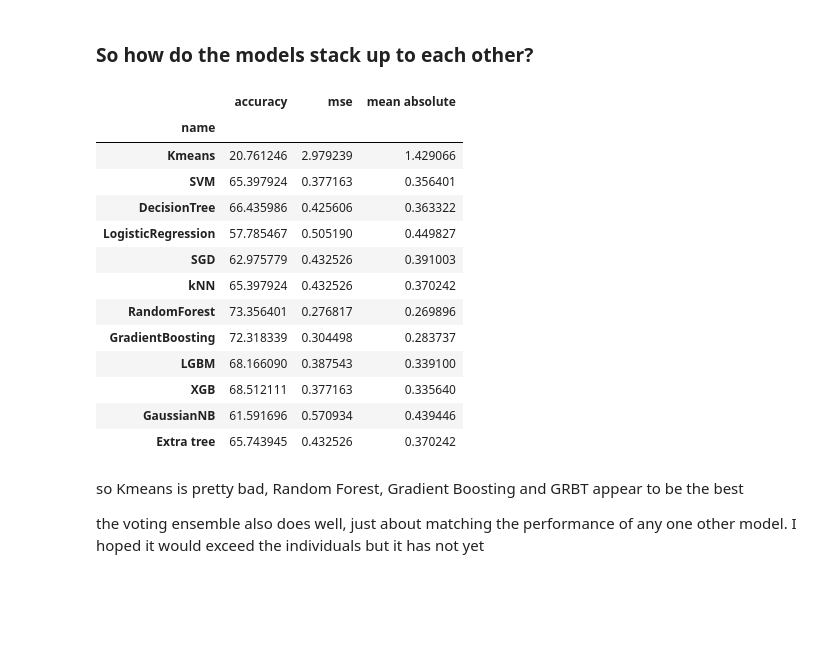
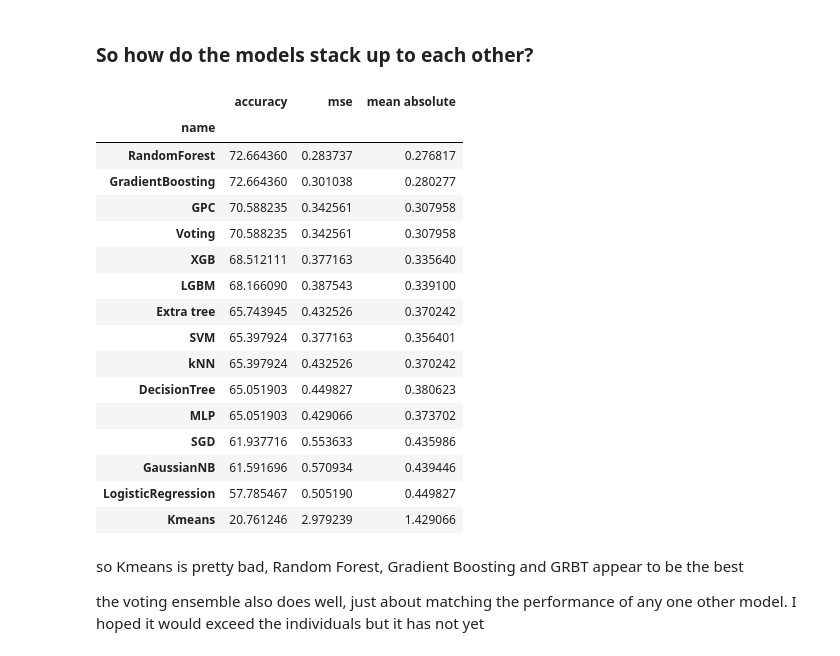
Before and after one commit to devinshende/learning-ml, a Jupyter notebook: classification.ipynb, the cells around one changed output. Drawn from its saved outputs; the diff is of its cells as text; code cells hidden in the pictures; blank space fills up the shorter version.

Commit message:
multi layer perceptron NN and Gaussian process classifier

```diff
--- a/classification.ipynb
+++ b/classification.ipynb
@@ -404,0 +432,9 @@ accuracy_score(y_true=y_test,y_pred=pred["Extra tree"])
+# %%
+from sklearn.gaussian_process import GaussianProcessClassifier
+from sklearn.gaussian_process.kernels import RBF
+
+kernel = 1.0 * RBF(1.0)
+model = GaussianProcessClassifier(kernel=kernel)
+
+# This takes a while to run
+model.fit(X_train, y_train)
@@ -404,0 +443,5 @@ accuracy_score(y_true=y_test,y_pred=pred["Extra tree"])
+# %%
+pred["GPC"] = model.predict(X_test)
+models["GPC"] = model
+
+accuracy_score(y_true=y_test,y_pred=pred["GPC"])
@@ -421,14 +466,5 @@ voting_clf = VotingClassifier(
         ('XGB',models['XGB']),
         ('gradient',models['GradientBoosting'])
     ],
-    voting='soft',
+    voting='hard',
 )
-
-voting_clf = VotingClassifier(
-    estimators=[
-        ('svc',models['SVM']),
-        ('lr',models['LogisticRegression']),
-
-    ],
-    voting='soft', weights=[2, 1])
-voting_clf
@@ -444,0 +491,5 @@ VotingClassifier(estimators=[('svc', SVC()),
+# %%
+pred["Voting"] = model.predict(X_test)
+models["Voting"] = model
+
+accuracy_score(y_true=y_test,y_pred=pred["Voting"])
@@ -582,22 +635,25 @@ compare["mean absolute"] = compare.apply(lambda row: mean_absolute_error(y_pred=
 # %% [markdown]
 ### So how do the models stack up to each other?
 # %%
-compare
+compare.sort_values(by='accuracy',ascending=False)
 # %% [output]
 |  | accuracy | mse | mean absolute |
 | name |  |  |  |
+| RandomForest | 72.664360 | 0.283737 | 0.276817 |
+| GradientBoosting | 72.664360 | 0.301038 | 0.280277 |
+| GPC | 70.588235 | 0.342561 | 0.307958 |
+| Voting | 70.588235 | 0.342561 | 0.307958 |
+| XGB | 68.512111 | 0.377163 | 0.335640 |
+| LGBM | 68.166090 | 0.387543 | 0.339100 |
+| Extra tree | 65.743945 | 0.432526 | 0.370242 |
+| SVM | 65.397924 | 0.377163 | 0.356401 |
+| kNN | 65.397924 | 0.432526 | 0.370242 |
+| DecisionTree | 65.051903 | 0.449827 | 0.380623 |
+| MLP | 65.051903 | 0.429066 | 0.373702 |
+| SGD | 61.937716 | 0.553633 | 0.435986 |
+| GaussianNB | 61.591696 | 0.570934 | 0.439446 |
+| LogisticRegression | 57.785467 | 0.505190 | 0.449827 |
 | Kmeans | 20.761246 | 2.979239 | 1.429066 |
-| SVM | 65.397924 | 0.377163 | 0.356401 |
-| DecisionTree | 66.435986 | 0.425606 | 0.363322 |
-| LogisticRegression | 57.785467 | 0.505190 | 0.449827 |
-| SGD | 62.975779 | 0.432526 | 0.391003 |
-| kNN | 65.397924 | 0.432526 | 0.370242 |
-| RandomForest | 73.356401 | 0.276817 | 0.269896 |
-| GradientBoosting | 72.318339 | 0.304498 | 0.283737 |
-| LGBM | 68.166090 | 0.387543 | 0.339100 |
-| XGB | 68.512111 | 0.377163 | 0.335640 |
-| GaussianNB | 61.591696 | 0.570934 | 0.439446 |
-| Extra tree | 65.743945 | 0.432526 | 0.370242 |
 # %% [markdown]
 so Kmeans is pretty bad, Random Forest, Gradient Boosting and GRBT appear to be the best
 
```
Also changed, not shown: parts of 16 cells of this notebook.
